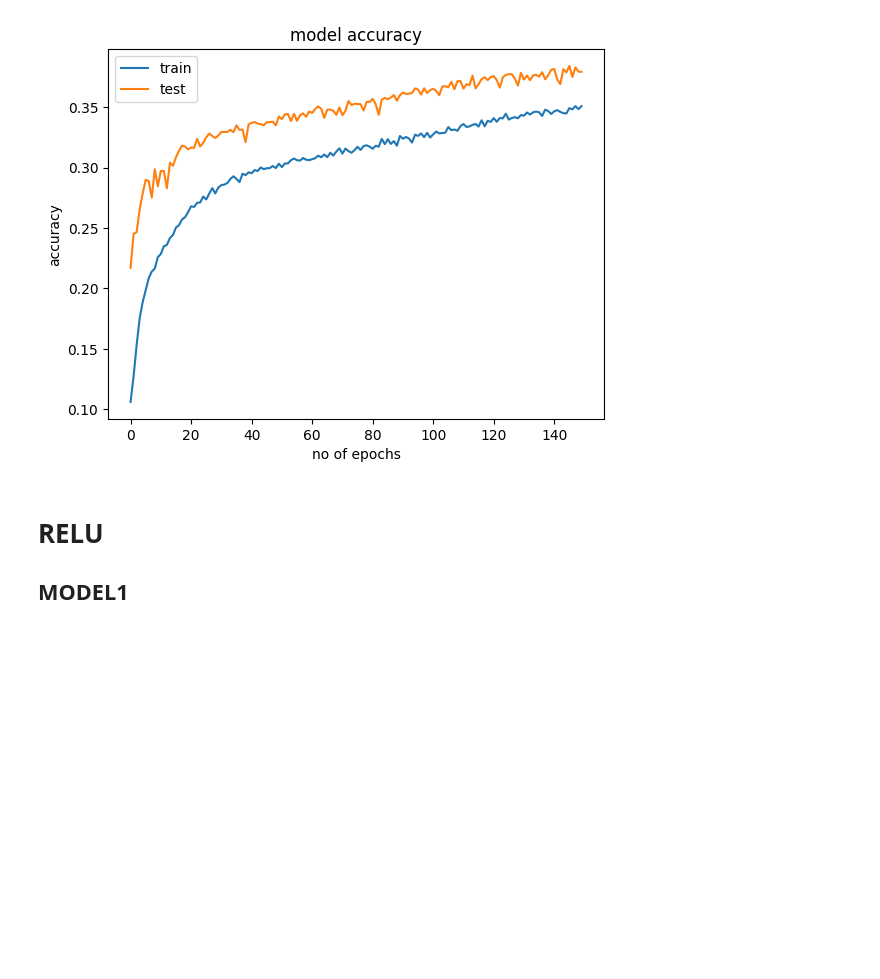
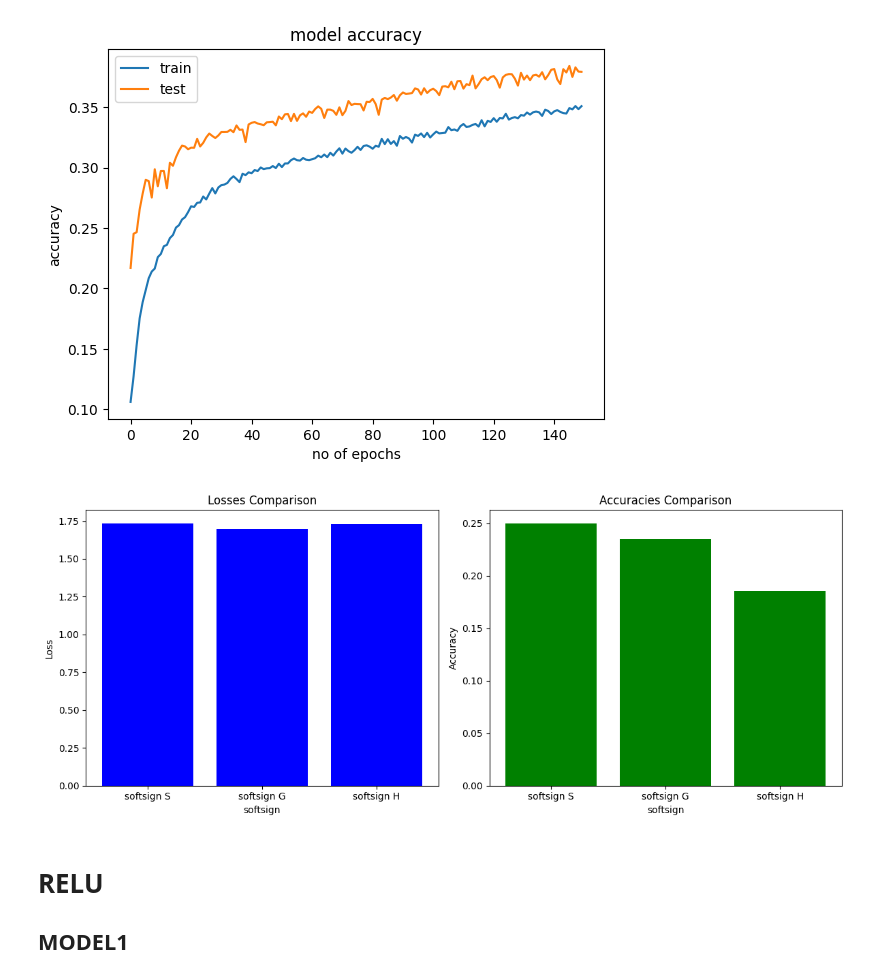
Before and after one commit to Arko04/Colab, a Jupyter notebook: HW3_P1.ipynb, the cells around one changed output. Cells and saved outputs as stored; diff of their text form; code cells hidden in the pictures; blank space fills up the shorter version.

```diff
--- a/HW3_P1.ipynb
+++ b/HW3_P1.ipynb
@@ -558,6 +585,30 @@ Epoch 150/150
 313/313 [==============================] - 1s 3ms/step - loss: 1.7297 - accuracy: 0.3832
 [figure]
 [figure]
+# %%
+# Data for losses and accuracies
+losses = [softsign_loss_S, softsign_loss_G, softsign_loss_H]
+accuracies = [softsign_accuracy_S, softsign_accuracy_G, softsign_accuracy_H]
+
+# Create two subplots side by side
+fig, (ax1, ax2) = plt.subplots(1, 2, figsize=(12, 5))
+
+# Plot for losses
+ax1.bar(['softsign S', 'softsign G', 'softsign H'], losses, color='blue')
+ax1.set_title('Losses Comparison')
+ax1.set_ylabel('Loss')
+ax1.set_xlabel('softsign')
+
+# Plot for accuracies
+ax2.bar(['softsign S', 'softsign G', 'softsign H'], accuracies, color='green')
+ax2.set_title('Accuracies Comparison')
+ax2.set_ylabel('Accuracy')
+ax2.set_xlabel('softsign')
+
+plt.tight_layout()
+plt.show()
+# %% [output]
+[figure, added]
 # %% [markdown]
 # **RELU**
 ## **MODEL1**
```
Also changed, not shown: parts of 9 cells of this notebook.
